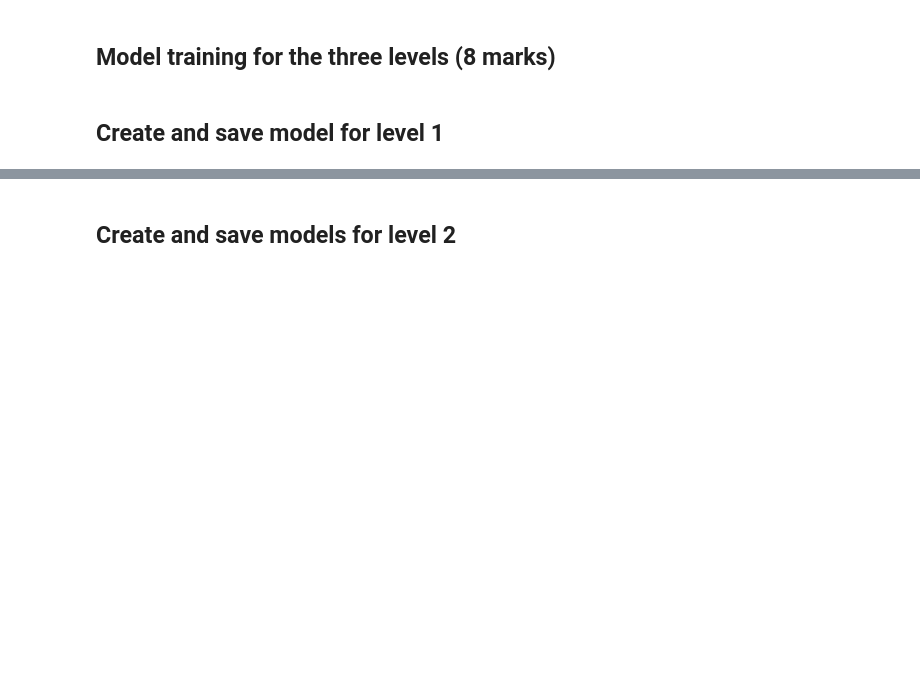
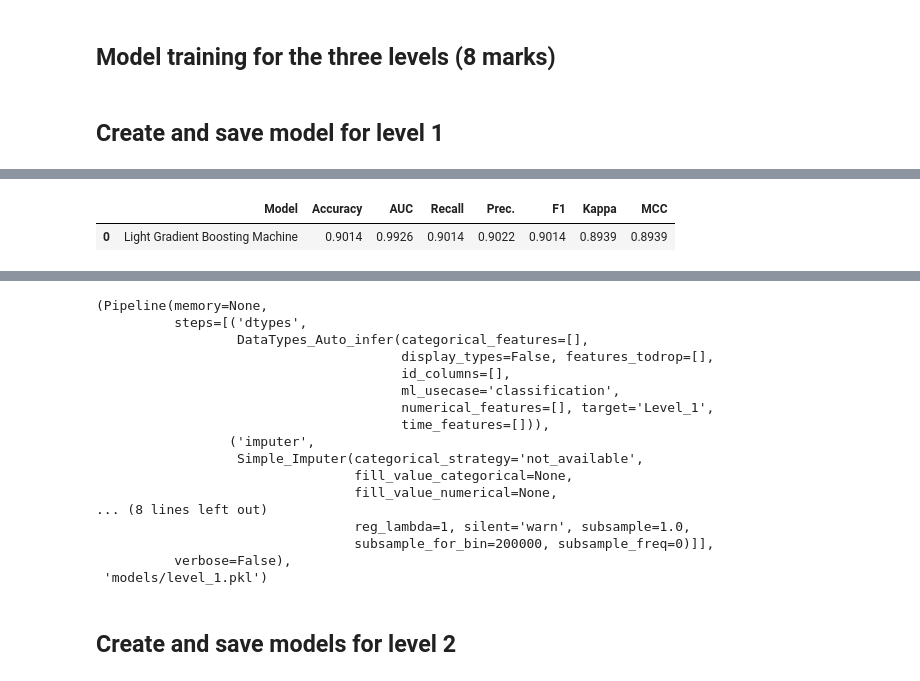
Before and after one commit to JohnnyFoulds/DSM030-2021-OCT, a Jupyter notebook: coursework_01/solution.ipynb, the cells around one changed output, grey strips where cells are left out. Saved outputs shown, nothing was run; the diff lists cells and outputs as text; code cells hidden in the pictures; blank space fills up the shorter version.

```diff
--- a/coursework_01/solution.ipynb
+++ b/coursework_01/solution.ipynb
@@ -212,7 +366,7 @@ print(bow.toarray())
 During model evaluation it was found that using 3 ngrams is not ideal and better model performance is posible if ngrams are not created.
 # %%
 # vectorize the description column in the dataset
-count_vectorizer, bow = bow_transform(df_clean.Description, n=2)
+count_vectorizer, bow = bow_transform(df_clean.Description, n=1)
 # %%
 #print(count_vectorizer.get_feature_names())
 print('Feature Count:', len(bow.toarray()[0]))
@@ -229,7 +387,7 @@ print('Feature Count:', len(text_tfidf.toarray()[0]))
 # %%
 # perform dimensionality reduction
 dim_reduction = True
-n_components = 200 #50 #500 #100 #50 #2000
+n_components = 300 #50 #500 #100 #50 #2000
 
 if dim_reduction:
     svd = TruncatedSVD(n_components=n_components, random_state=42)
@@ -343,7 +516,8 @@ def create_model(data:pd.DataFrame, target:str, session_id:int=None, exclude=Non
 ## Create and save model for level 1
 # %%
 ## Create and save model for level 1
-exclude_models = ['gbc', 'lightgbm'] # gbc and lightgbm are excluded for debugging as they take significantly longer than other models to fit and only offer a fairly small increase in accuracy.
+#exclude_models = ['gbc', 'lightgbm'] # gbc and lightgbm are excluded for debugging as they take significantly longer than other models to fit and only offer a fairly small increase in accuracy.
+exclude_models = ['gbc']
 train_l1 = X_train.join(class1)
 
 level1_model = create_model(
@@ -361,3 +535,4 @@ _ = predict_model(level1_model)
 # save the model
 finalize_model(level1_model)
 save_model(level1_model, 'models/level_1')
+# %% [output]
@@ -363,0 +556,2 @@ save_model(level1_model, 'models/level_1')
+|  | Model | Accuracy | AUC | Recall | Prec. | F1 | Kappa | MCC |
+| 0 | Light Gradient Boosting Machine | 0.9014 | 0.9926 | 0.9014 | 0.9022 | 0.9014 | 0.8939 | 0.8939 |
@@ -364,3 +575,20 @@ save_model(level1_model, 'models/level_1')
+(Pipeline(memory=None,
+          steps=[('dtypes',
+                  DataTypes_Auto_infer(categorical_features=[],
+                                       display_types=False, features_todrop=[],
+                                       id_columns=[],
+                                       ml_usecase='classification',
+                                       numerical_features=[], target='Level_1',
+                                       time_features=[])),
+                 ('imputer',
+                  Simple_Imputer(categorical_strategy='not_available',
+                                 fill_value_categorical=None,
+                                 fill_value_numerical=None,
+... (8 lines left out)
+                                 reg_lambda=1, silent='warn', subsample=1.0,
+                                 subsample_for_bin=200000, subsample_freq=0)]],
+          verbose=False),
+ 'models/level_1.pkl')
 # %% [markdown]
 ## Create and save models for level 2
 # %%
```
Also changed, not shown: parts of 35 cells of this notebook, 54 other files.
